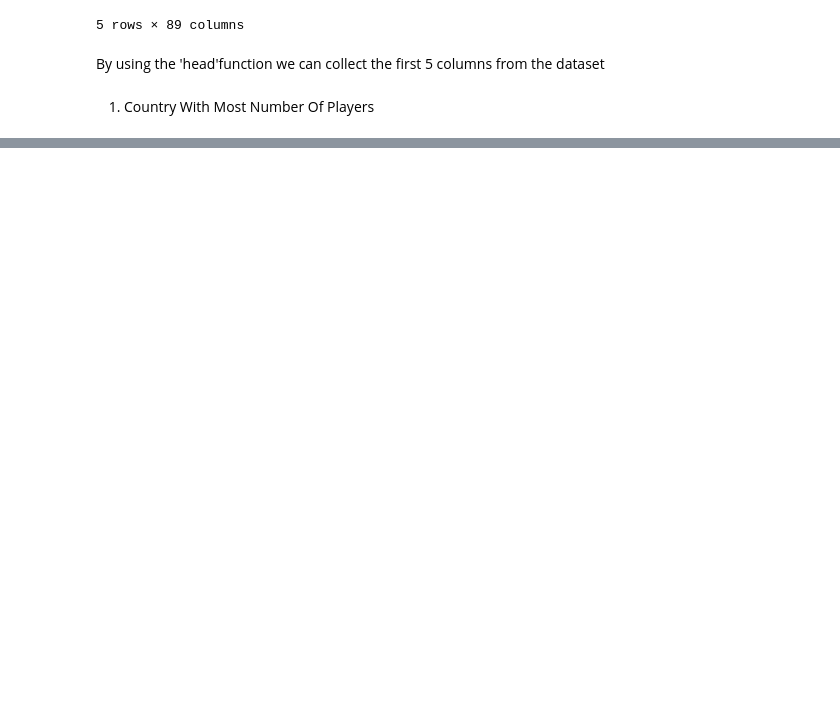
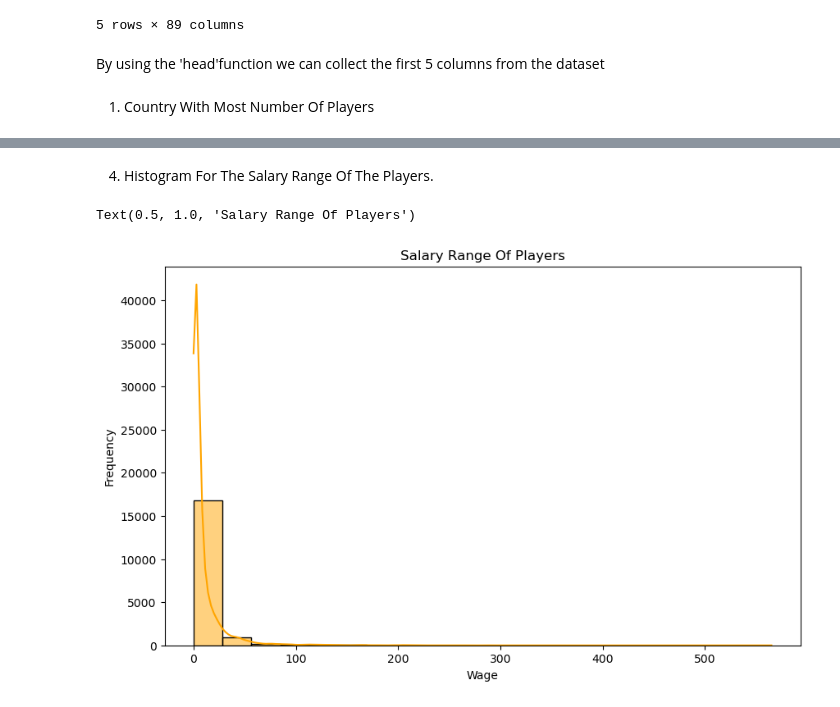
Before and after one commit to Thejascc/EDA---Fifa-Players-Dataset, a Jupyter notebook: NoteBook_Fifa.ipynb, the cells around one changed output, grey strips where cells are left out. Cells and saved outputs as stored; diff of their text form; code cells hidden in the pictures; blank space fills up the shorter version.

```diff
--- a/NoteBook_Fifa.ipynb
+++ b/NoteBook_Fifa.ipynb
@@ -25,0 +50,3 @@ By using the 'head'function we can collect the first 5 columns from the dataset
+# %%
+df['Wage'] = df['Wage'].str.replace("€", "")
+df['Wage'] = df['Wage'].str.replace("K", "").astype(float)
@@ -25,0 +67,11 @@ By using the 'head'function we can collect the first 5 columns from the dataset
+# %% [markdown]
+4) Histogram For The Salary Range Of The Players.
+# %%
+plt.figure(figsize=(10,6))
+sns.histplot(df['Wage'], bins=20, kde=True, color='orange')
+plt.xlabel("Wage")
+plt.ylabel("Frequency")
+plt.title("Salary Range Of Players")
+# %% [output]
+Text(0.5, 1.0, 'Salary Range Of Players')
+[figure, added]
```
Also changed, not shown: parts of 18 cells of this notebook.
